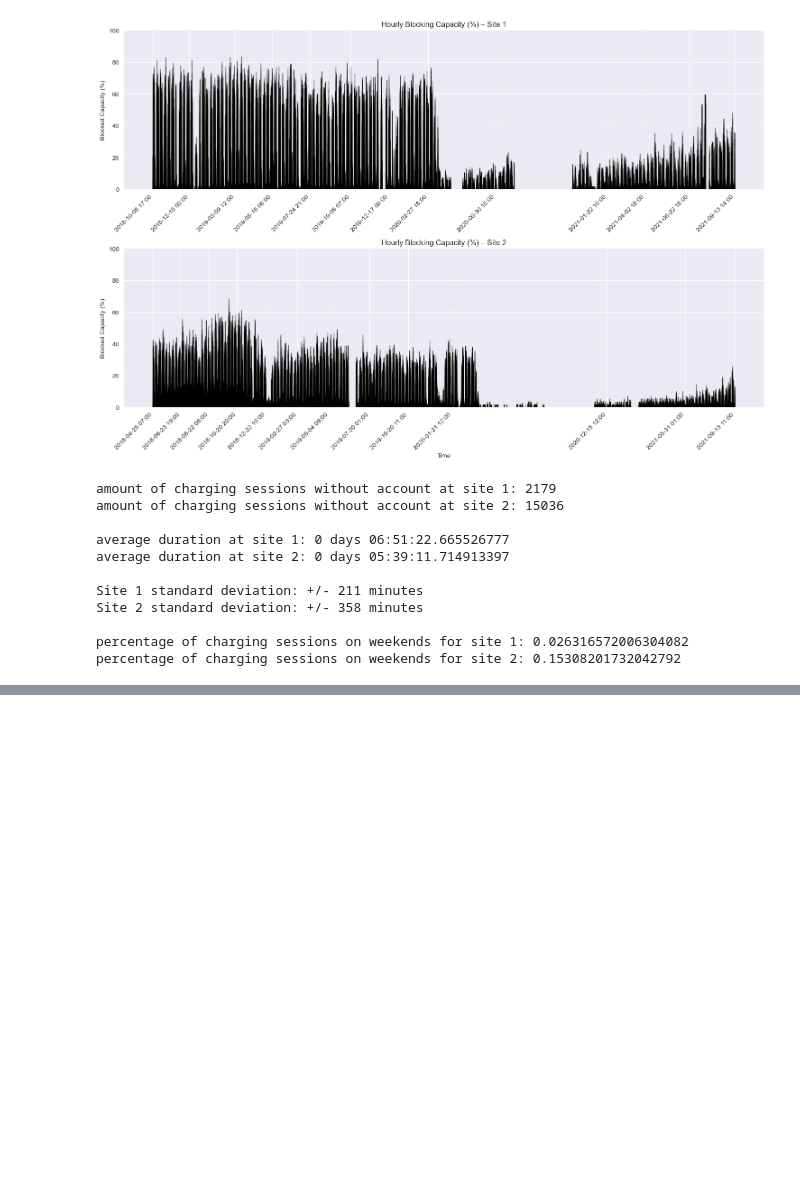
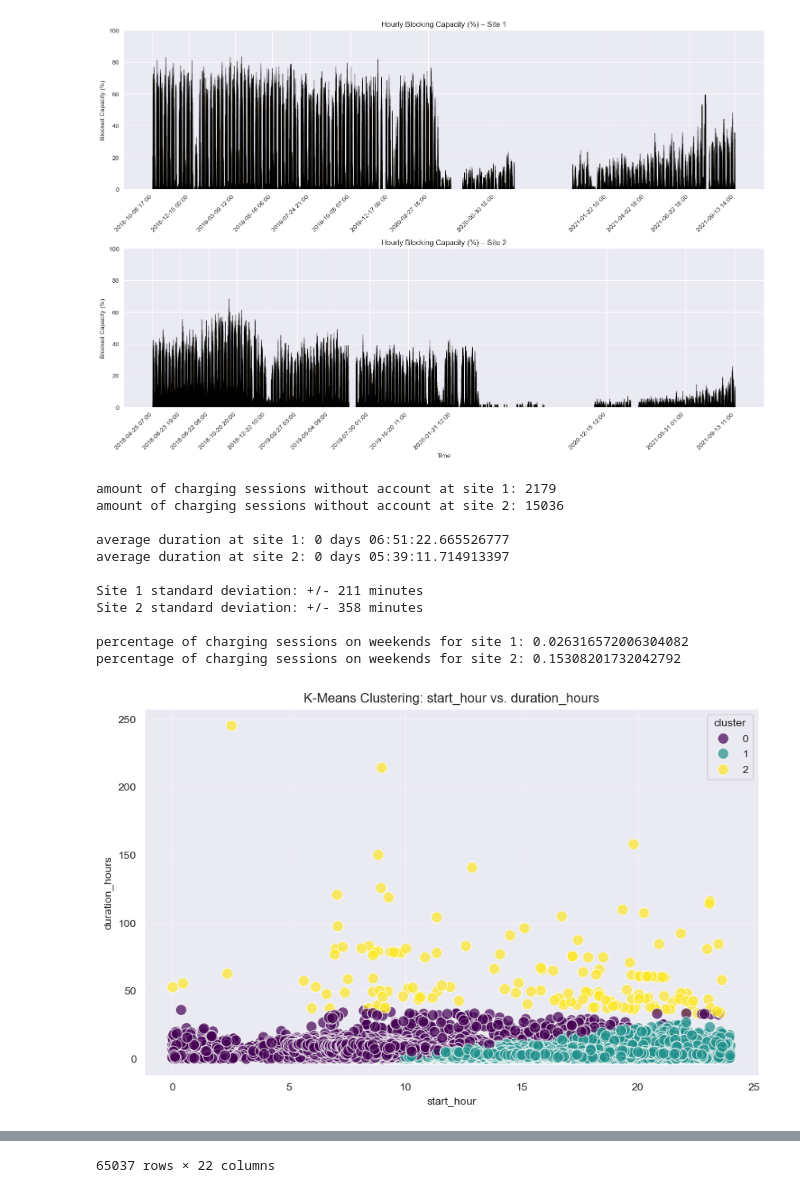
Before and after one commit to dfd0430/wiso, a Jupyter notebook: main.ipynb, the cells around one changed output, grey strips where cells are left out. Drawn from its saved outputs; the diff is of its cells as text; code cells hidden in the pictures; blank space fills up the shorter version.

Commit message:
add basic clustering stuff

```diff
--- a/main.ipynb
+++ b/main.ipynb
@@ -27,6 +49,5 @@ charging_sessions["last"] = charging_sessions["parsed"].apply(
 )
 
 expanded_df = pd.json_normalize(charging_sessions["last"])
-
+expanded_df = expanded_df.drop(columns= "userID")
 charging_sessions = pd.concat([charging_sessions, expanded_df], axis=1)
-charging_sessions.info()
@@ -371,3 +374,55 @@ Site 2 standard deviation: +/- 358 minutes
 
 percentage of charging sessions on weekends for site 1: 0.026316572006304082
 percentage of charging sessions on weekends for site 2: 0.15308201732042792
+# %%
+import pandas as pd
+from sklearn.cluster import KMeans
+from sklearn.preprocessing import StandardScaler
+import matplotlib.pyplot as plt
+import seaborn as sns
+
+def cluster_and_plot(df, cluster_features, scatter_x, scatter_y, n_clusters=3):
+    """
+    Performs K-Means clustering and visualizes the result as a scatter plot.
+
+    Parameters:
+    - df: The DataFrame containing the data.
+    - cluster_features: List of column names used for the math (clustering).
+    - scatter_x: Column name for the X-axis of the plot.
+    - scatter_y: Column name for the Y-axis of the plot.
+    - n_clusters: Number of clusters (k).
+    """
+
+    # 1. Prepare Data
+    data = df.copy()
+
+    # Scale the features (Essential for K-Means)
+    scaler = StandardScaler()
+    X_scaled = scaler.fit_transform(data[cluster_features])
+
+    # 2. Run K-Means
+    kmeans = KMeans(n_clusters=n_clusters, random_state=42, n_init=10)
+    data['cluster'] = kmeans.fit_predict(X_scaled)
+
+    # 3. Visualize
+    plt.figure(figsize=(10, 6))
+
+    sns.scatterplot(
+        data=data,
+        x=scatter_x,
+        y=scatter_y,
+        hue='cluster',
+        palette='viridis',
+        alpha=0.7,
+        s=100  # Dot size
+    )
+
+    plt.title(f'K-Means Clustering: {scatter_x} vs. {scatter_y}')
+    plt.xlabel(scatter_x)
+    plt.ylabel(scatter_y)
+    plt.grid(True, alpha=0.3)
+    plt.show()
+
+    return data
+# %% [output]
+[figure, added]
@@ -373,0 +441 @@ percentage of charging sessions on weekends for site 2: 0.15308201732042792
+65037 rows × 22 columns
```
Also changed, not shown: parts of 9 cells of this notebook.
